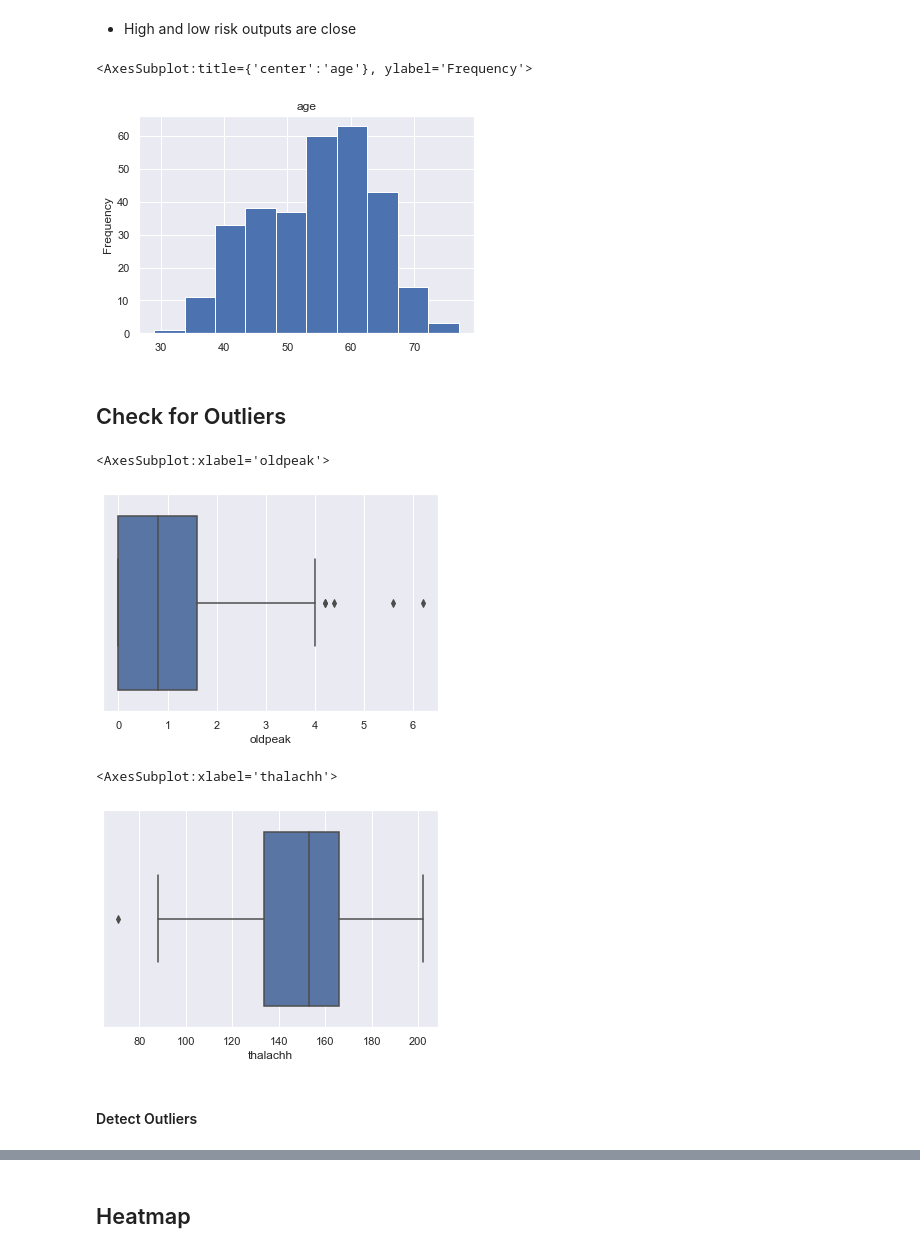
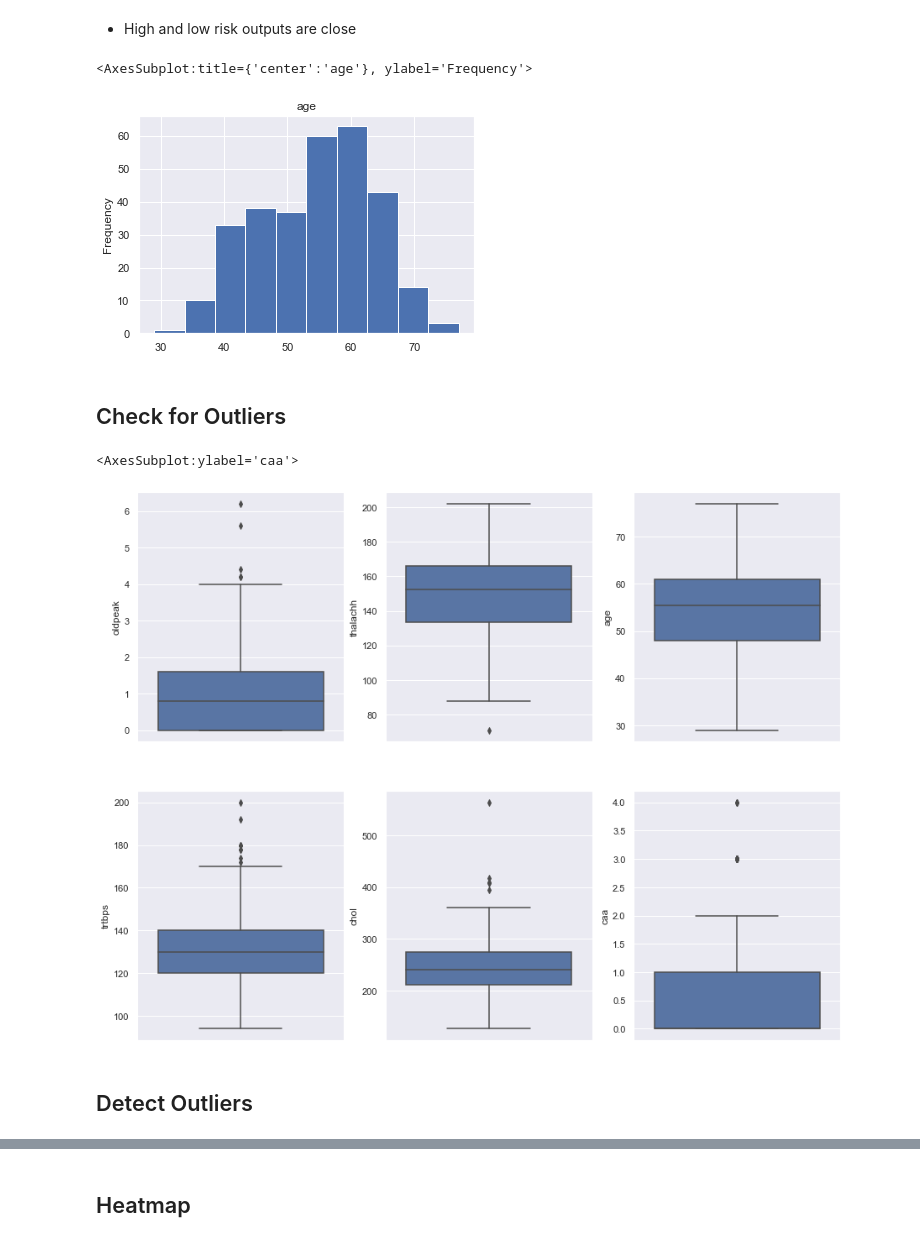
Before and after one commit to pelinniseri/ML, a Jupyter notebook: HearthAttackPrediction.ipynb, the cells around one changed output, grey strips where cells are left out. Cells and saved outputs as stored; diff of their text form; code cells hidden in the pictures.

```diff
--- a/HearthAttackPrediction.ipynb
+++ b/HearthAttackPrediction.ipynb
@@ -66,0 +136,3 @@ dtype: int64
+# %%
+heart_dataset.drop_duplicates(inplace = True)
+print(heart_dataset.shape)
@@ -97,20 +183,28 @@ heart_dataset["output"].value_counts().plot.bar(title = "Output Varible")
 heart_dataset["age"].plot.hist(title="age")
 # %% [output]
 <AxesSubplot:title={'center':'age'}, ylabel='Frequency'>
-[figure, old version]
+[figure, new version]
 # %% [markdown]
 ## Check for Outliers
 # %%
 from scipy import stats
 # %%
-sns.boxplot(x=heart_dataset["oldpeak"])
+fig, axes = plt.subplots(2,3, figsize=(15,12))
+
+
+sns.boxplot(y=heart_dataset["oldpeak"] , ax = axes[0,0])
+
+sns.boxplot(y=heart_dataset["thalachh"], ax = axes[0,1])
+
+sns.boxplot(y=heart_dataset["age"], ax = axes[0,2])
+
+sns.boxplot(y=heart_dataset["trtbps"], ax = axes[1,0])
+
+sns.boxplot(y=heart_dataset["chol"], ax = axes[1,1])
+
+sns.boxplot(y=heart_dataset["caa"], ax = axes[1,2])
 # %% [output]
-<AxesSubplot:xlabel='oldpeak'>
+<AxesSubplot:ylabel='caa'>
-[figure, old version]
+[figure, new version]
-# %%
-sns.boxplot(x=heart_dataset["thalachh"])
-# %% [output]
-<AxesSubplot:xlabel='thalachh'>
-[figure, removed]
 # %% [markdown]
-#### Detect Outliers
+## Detect Outliers
```
Also changed, not shown: parts of 28 cells of this notebook.
